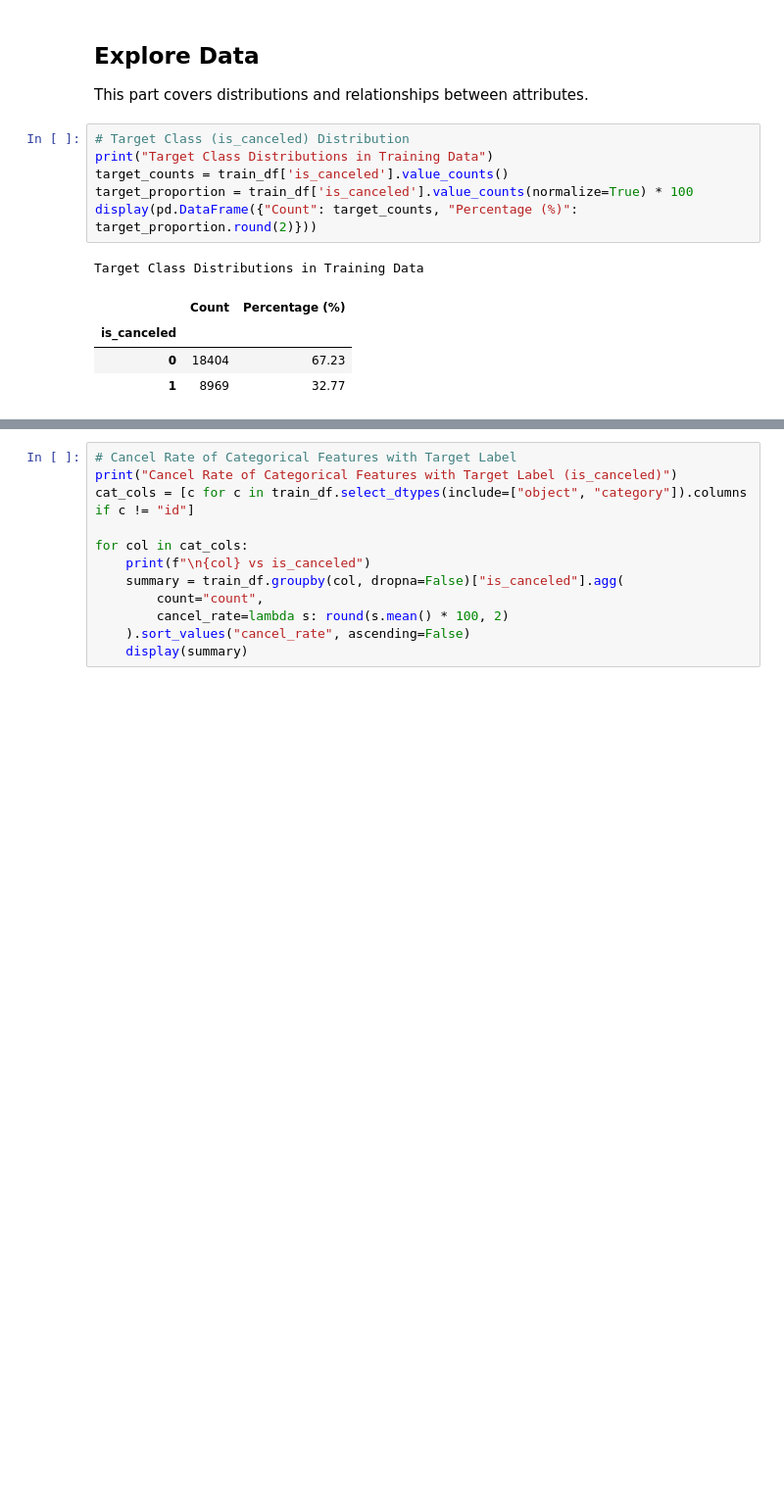
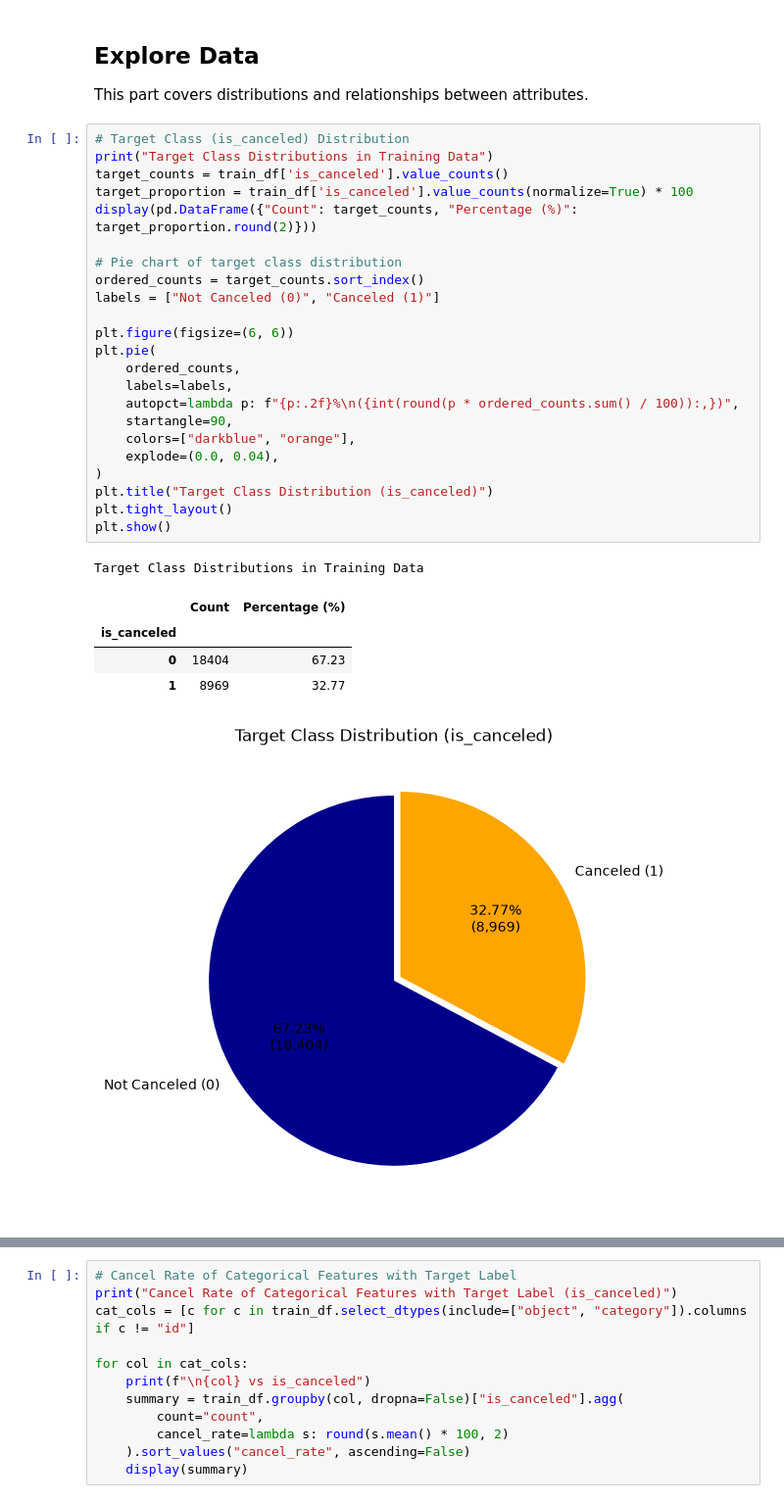
Before and after one commit to TheoMarvel/IF3170_G29_MiMHotels, a Jupyter notebook: output/Notebook_Tugas_Besar_2_IF3170_Inteligensi_Artifisial_2026_2027.ipynb, the cells around one changed output, grey strips where cells are left out. Shown at 98% size. Saved outputs shown, nothing was run; the diff lists cells and outputs as text; blank space fills up the shorter version.

Commit message:
feat: add more visualization at data exploration

```diff
--- a/output/Notebook_Tugas_Besar_2_IF3170_Inteligensi_Artifisial_2026_2027.ipynb
+++ b/output/Notebook_Tugas_Besar_2_IF3170_Inteligensi_Artifisial_2026_2027.ipynb
@@ -280,15 +277,33 @@ This part covers distributions and relationships between attributes.
 # %%
 # Target Class (is_canceled) Distribution
 print("Target Class Distributions in Training Data")
 target_counts = train_df['is_canceled'].value_counts()
 target_proportion = train_df['is_canceled'].value_counts(normalize=True) * 100
 display(pd.DataFrame({"Count": target_counts, "Percentage (%)": target_proportion.round(2)}))
+
+# Pie chart of target class distribution
+ordered_counts = target_counts.sort_index()
+labels = ["Not Canceled (0)", "Canceled (1)"]
+
+plt.figure(figsize=(6, 6))
+plt.pie(
+    ordered_counts,
+    labels=labels,
+    autopct=lambda p: f"{p:.2f}%\n({int(round(p * ordered_counts.sum() / 100)):,})",
+    startangle=90,
+    colors=["darkblue", "orange"],
+    explode=(0.0, 0.04),
+)
+plt.title("Target Class Distribution (is_canceled)")
+plt.tight_layout()
+plt.show()
 # %% [output]
 Target Class Distributions in Training Data
 |  | Count | Percentage (%) |
 | is_canceled |  |  |
 | 0 | 18404 | 67.23 |
 | 1 | 8969 | 32.77 |
+[figure, added]
 # %%
 # Correlation of Numerical Features with Target Label
 print("Correlation of Numerical Features with Target Label (is_canceled)")
```
Also changed, not shown: parts of 2 cells of this notebook.
